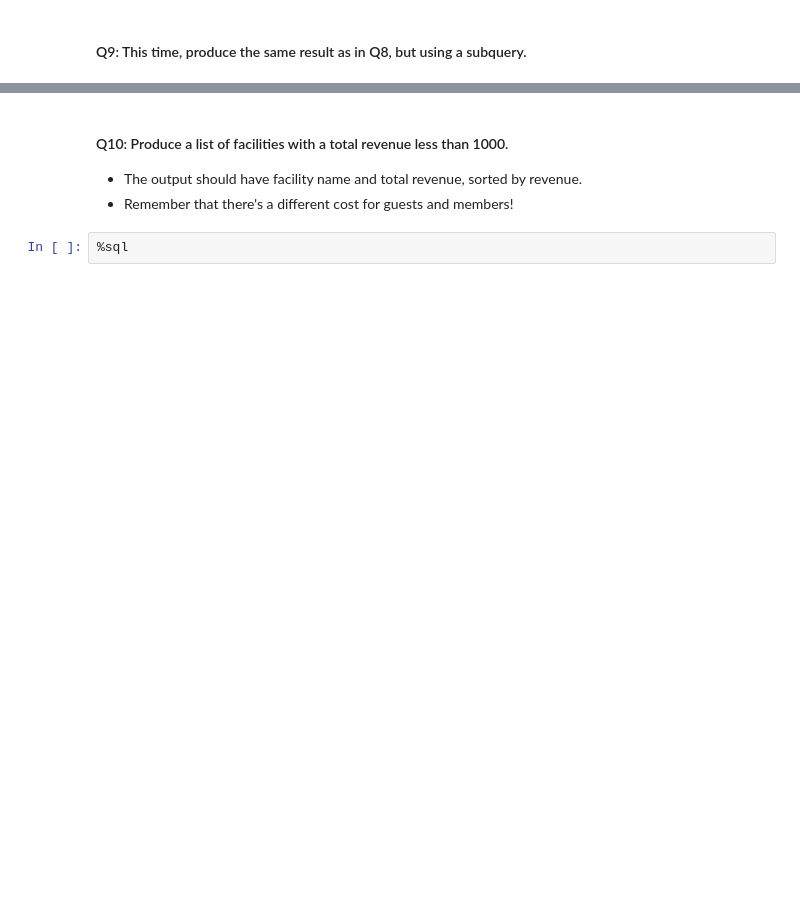
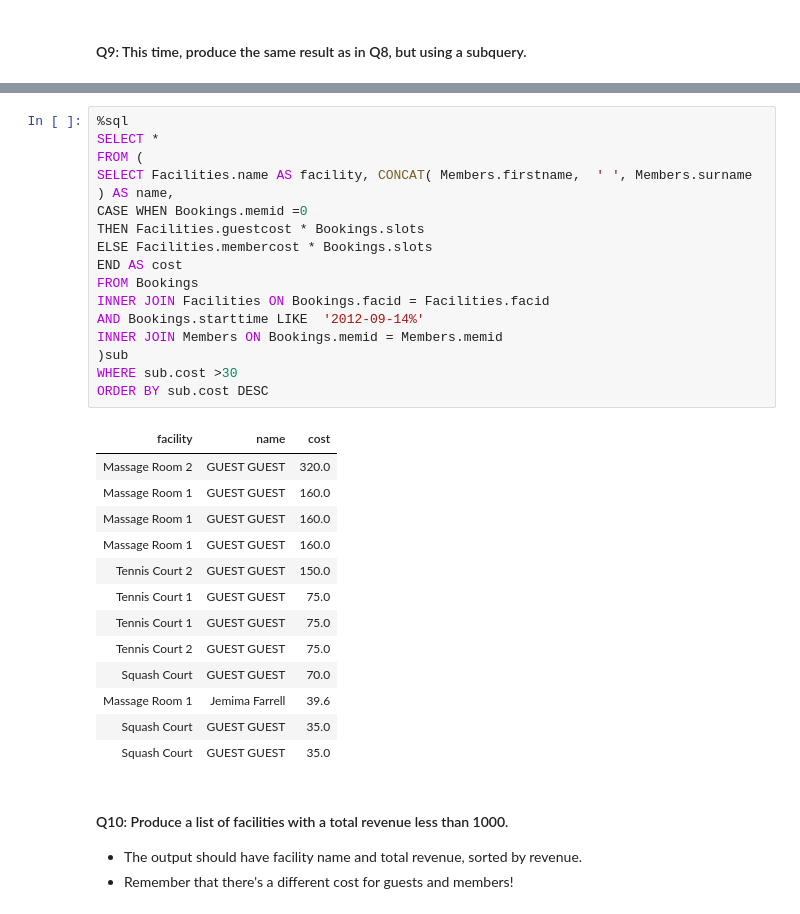
Before and after one commit to nivedaanand/springboard-curriculum, a Jupyter notebook: Mini_Project_SQL_with_Spark.ipynb, the cells around one changed output, grey strips where cells are left out. Saved outputs shown, nothing was run; the diff lists cells and outputs as text; blank space fills up the shorter version.

```diff
--- a/Mini_Project_SQL_with_Spark.ipynb
+++ b/Mini_Project_SQL_with_Spark.ipynb
@@ -158,6 +301,34 @@ select * from bookings limit 3
+# %%
+%sql
+SELECT *
+FROM (
+SELECT Facilities.name AS facility, CONCAT( Members.firstname,  ' ', Members.surname ) AS name,
+CASE WHEN Bookings.memid =0
+THEN Facilities.guestcost * Bookings.slots
+ELSE Facilities.membercost * Bookings.slots
+END AS cost
+FROM Bookings
+INNER JOIN Facilities ON Bookings.facid = Facilities.facid
+AND Bookings.starttime LIKE  '2012-09-14%'
+INNER JOIN Members ON Bookings.memid = Members.memid
+)sub
+WHERE sub.cost >30
+ORDER BY sub.cost DESC
+# %% [output]
+| facility | name | cost |
+| Massage Room 2 | GUEST GUEST | 320.0 |
+| Massage Room 1 | GUEST GUEST | 160.0 |
+| Massage Room 1 | GUEST GUEST | 160.0 |
+| Massage Room 1 | GUEST GUEST | 160.0 |
+| Tennis Court 2 | GUEST GUEST | 150.0 |
+| Tennis Court 1 | GUEST GUEST | 75.0 |
+| Tennis Court 1 | GUEST GUEST | 75.0 |
+| Tennis Court 2 | GUEST GUEST | 75.0 |
+| Squash Court | GUEST GUEST | 70.0 |
+| Massage Room 1 | Jemima Farrell | 39.6 |
+| Squash Court | GUEST GUEST | 35.0 |
+| Squash Court | GUEST GUEST | 35.0 |
 # %% [markdown]
 #### Q10: Produce a list of facilities with a total revenue less than 1000.
 - The output should have facility name and total revenue, sorted by revenue.
 - Remember that there's a different cost for guests and members!
-# %%
-%sql
```
Also changed, not shown: parts of 23 cells of this notebook.
